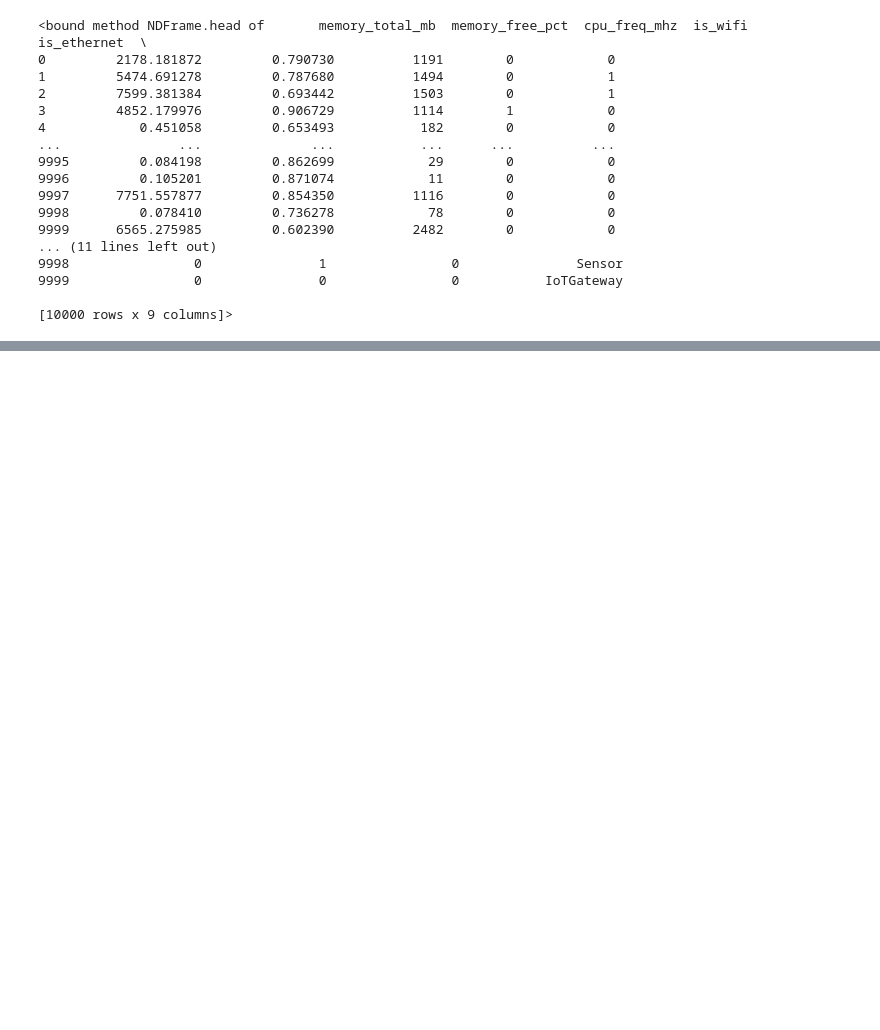
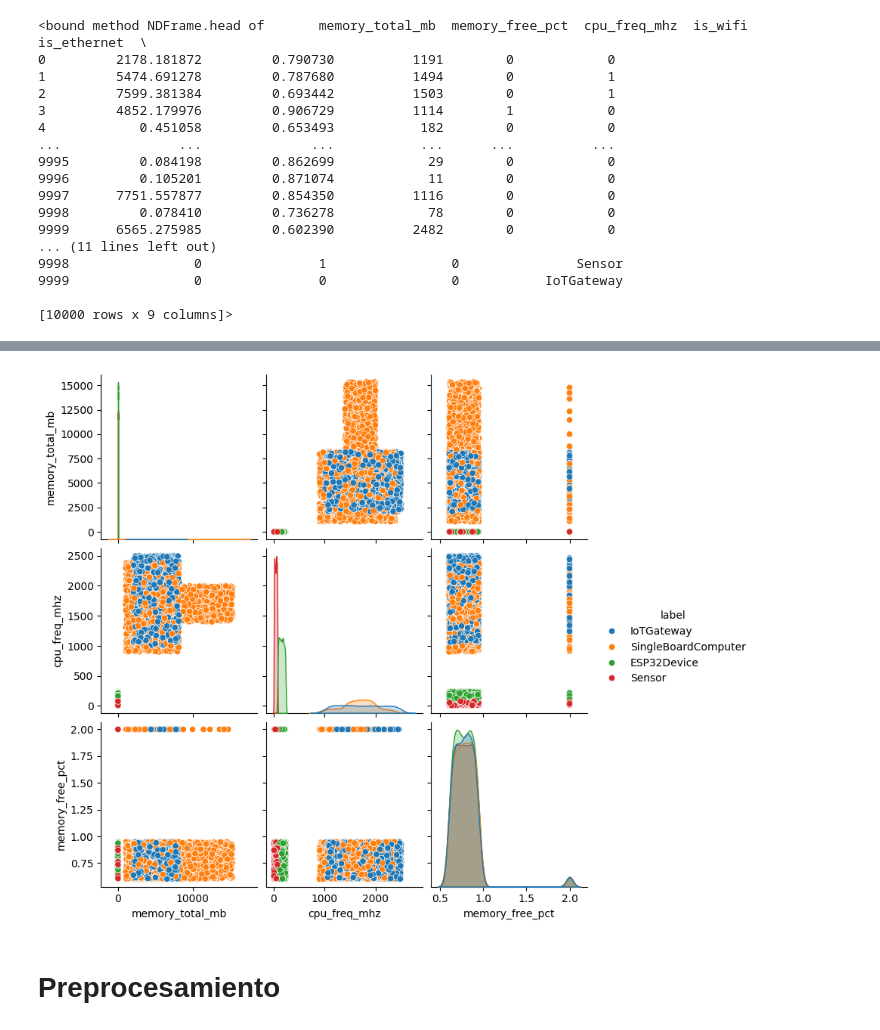
Before and after one commit to tatic2003/pnp-classifier, a Jupyter notebook: mlp_classifier.ipynb, the cells around one changed output, grey strips where cells are left out. Cells and saved outputs as stored; diff of their text form; code cells hidden in the pictures; blank space fills up the shorter version.

```diff
--- a/mlp_classifier.ipynb
+++ b/mlp_classifier.ipynb
@@ -55,0 +135,10 @@ df.head
+# %%
+import seaborn as sns
+import matplotlib.pyplot as plt
+
+sns.pairplot(df, hue="label", vars=["memory_total_mb", "cpu_freq_mhz", "memory_free_pct"])
+plt.show()
+# %% [output]
+[figure, added]
+# %% [markdown]
+# Preprocesamiento
```
Also changed, not shown: parts of 16 cells of this notebook.
